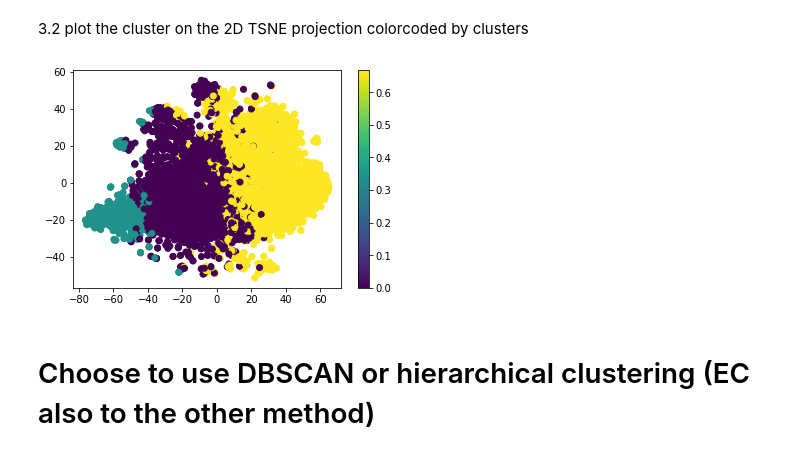
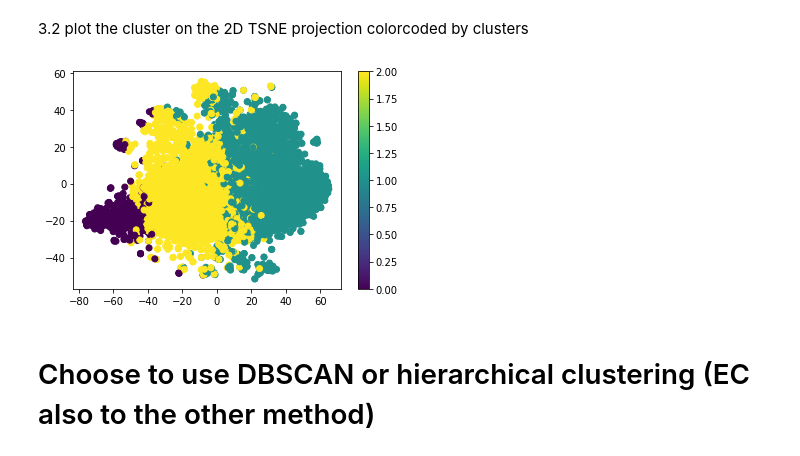
Before and after one commit to fedhere/DSPS_ejones, a Jupyter notebook: HW10/Elliott_Jones_copy_of_clusteringGenes.ipynb, the cells around one changed output. Saved outputs shown, nothing was run; the diff lists cells and outputs as text; code cells hidden in the pictures.

```diff
--- a/HW10/Elliott_Jones_copy_of_clusteringGenes.ipynb
+++ b/HW10/Elliott_Jones_copy_of_clusteringGenes.ipynb
@@ -164,10 +164,10 @@ pl.ylabel("total intracluster variance");
 # %%
 #plots dont need to look exactly like mine
 geneclustersKM = cluster.KMeans(n_clusters=3).fit(scaledgenes)
-pl.scatter(twodproj[:,0], twodproj[:,1], c=geneclustersKM.labels_/ geneclustersKM.n_clusters)
+pl.scatter(twodproj[:,0], twodproj[:,1], c=geneclustersKM.labels_)
 pl.colorbar();
 # %% [output]
-[figure, old version]
+[figure, new version]
 # %% [markdown]
 # Choose to use DBSCAN or hierarchical clustering (EC also to the other method)
 # %% [markdown]
```
Also changed, not shown: parts of 6 cells of this notebook.
